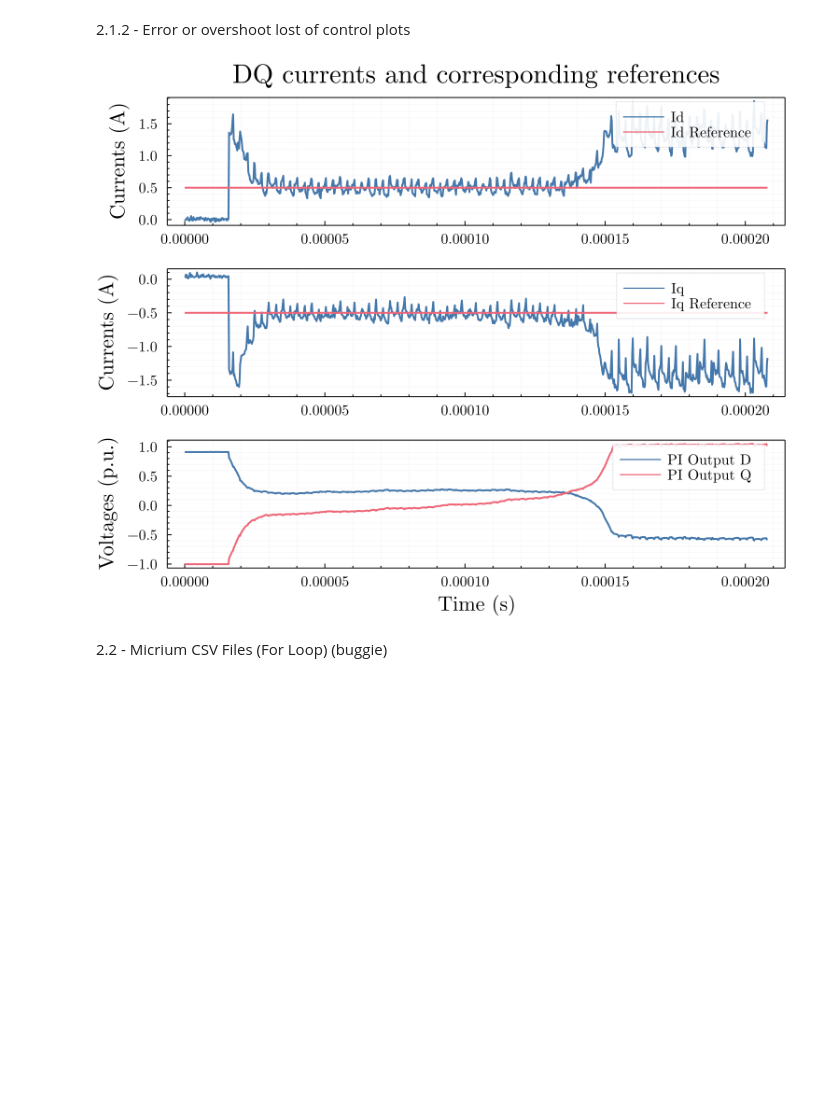
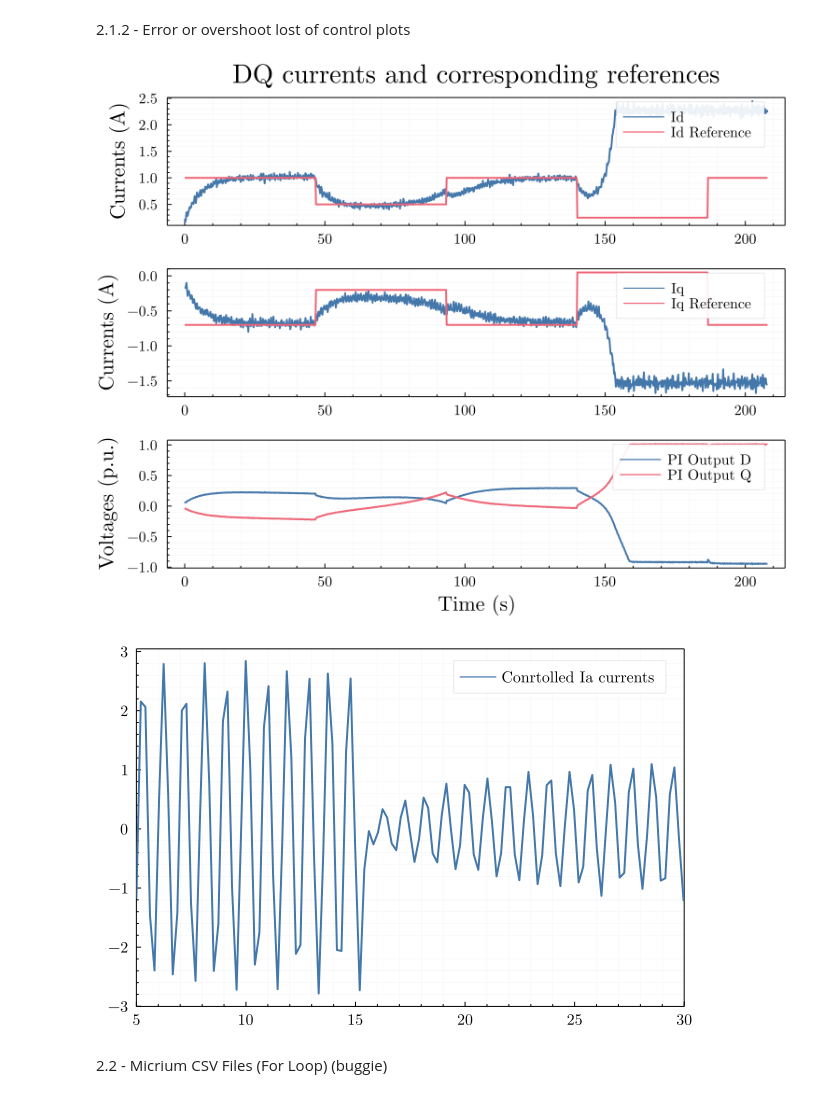
Before and after one commit to 15git-ruimendes/MastersThesis, a Jupyter notebook: Micrium_Ploter.ipynb, the cells around one changed output. Saved outputs shown, nothing was run; the diff lists cells and outputs as text; code cells hidden in the pictures; blank space fills up the shorter version.

```diff
--- a/Micrium_Ploter.ipynb
+++ b/Micrium_Ploter.ipynb
@@ -65,7 +69,7 @@ plot!(fmt = :pdf)
 2.1.2 - Error or overshoot lost of control plots
 # %%
 # Error Plot for documentations
-Time = Data."Time (seconds)" * 1e-6;
+Time = Data."Time (microseconds)" * 1e-6;
 
 IdRef = Data."Controller.Id_Ref";
 Id = Data."Controller.Id";
@@ -90,7 +94,15 @@ plot(p1,p2,p3,layout = (3,1))
 plot!(size = (750,600))
 plot!(fmt = :pdf)
 # %% [output]
-[figure, old version]
+[figure, new version]
+# %%
+Ia = Data."Ia";
+
+p1 = plot(Time,Ia,label = "Conrtolled Ia currents");
+p1 = plot!(xlims = (5,30));
+plot(p1)
+# %% [output]
+[figure, added]
 # %% [markdown]
 2.2 - Micrium CSV Files (For Loop) (buggie)
 # %%
```
Also changed, not shown: parts of 3 cells of this notebook, 4 other files.
